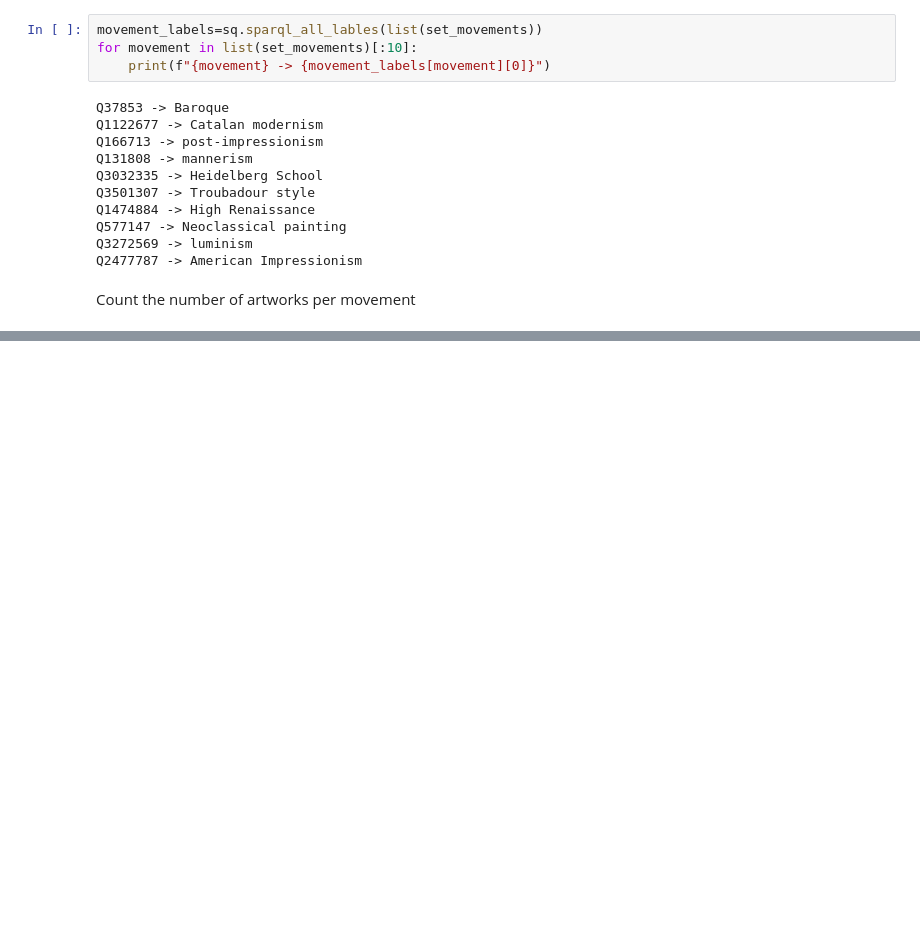
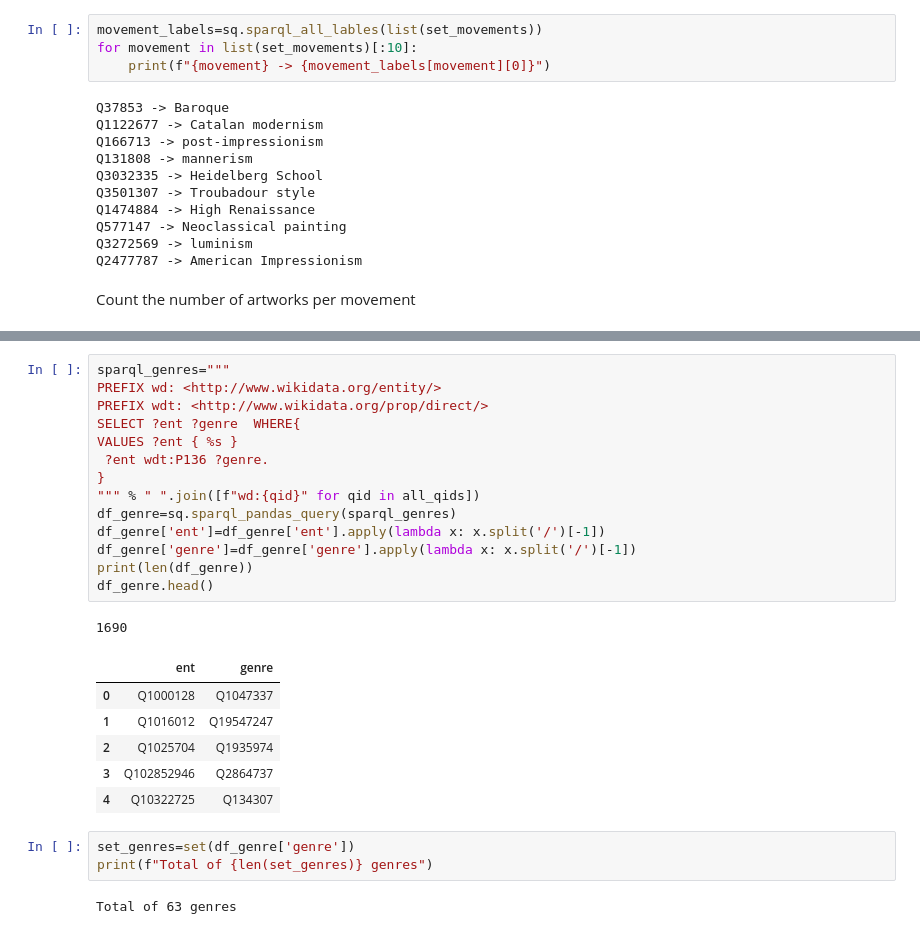
Before and after one commit to HPI-Information-Systems/MELArt, a Jupyter notebook: statistics.ipynb, the cells around one changed output, grey strips where cells are left out. Cells and saved outputs as stored; diff of their text form; blank space fills up the shorter version.

```diff
--- a/statistics.ipynb
+++ b/statistics.ipynb
@@ -79,0 +85,27 @@ df_movements_count.plot(kind='bar', x='label', xlabel='Movement' ,y='count', fig
+# %%
+sparql_genres="""
+PREFIX wd: <http://www.wikidata.org/entity/>
+PREFIX wdt: <http://www.wikidata.org/prop/direct/>
+SELECT ?ent ?genre  WHERE{
+VALUES ?ent { %s }
+ ?ent wdt:P136 ?genre.
+}
+""" % " ".join([f"wd:{qid}" for qid in all_qids])
+df_genre=sq.sparql_pandas_query(sparql_genres)
+df_genre['ent']=df_genre['ent'].apply(lambda x: x.split('/')[-1])
+df_genre['genre']=df_genre['genre'].apply(lambda x: x.split('/')[-1])
+print(len(df_genre))
+df_genre.head()
+# %% [output]
+1690
+|  | ent | genre |
+| 0 | Q1000128 | Q1047337 |
+| 1 | Q1016012 | Q19547247 |
+| 2 | Q1025704 | Q1935974 |
+| 3 | Q102852946 | Q2864737 |
+| 4 | Q10322725 | Q134307 |
+# %%
+set_genres=set(df_genre['genre'])
+print(f"Total of {len(set_genres)} genres")
+# %% [output]
+Total of 63 genres
```
Also changed, not shown: parts of 7 cells of this notebook.
